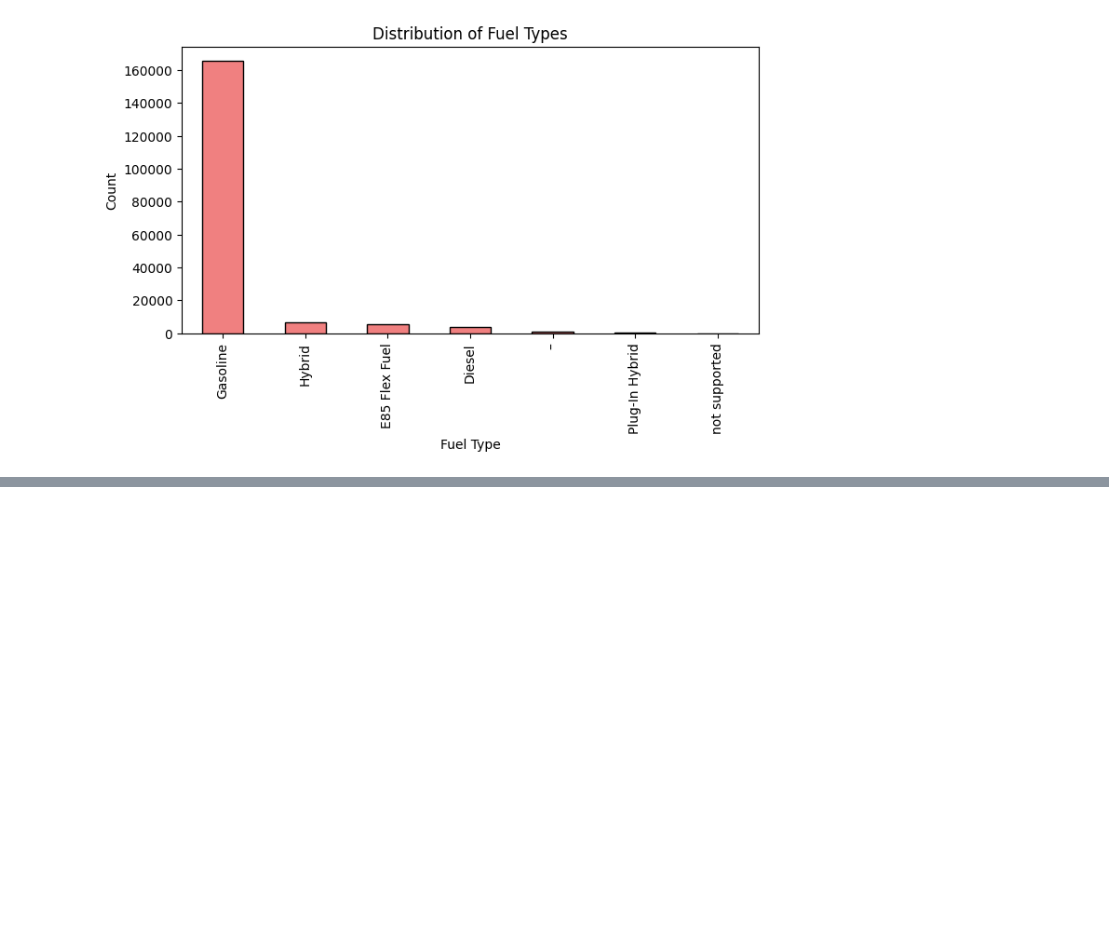
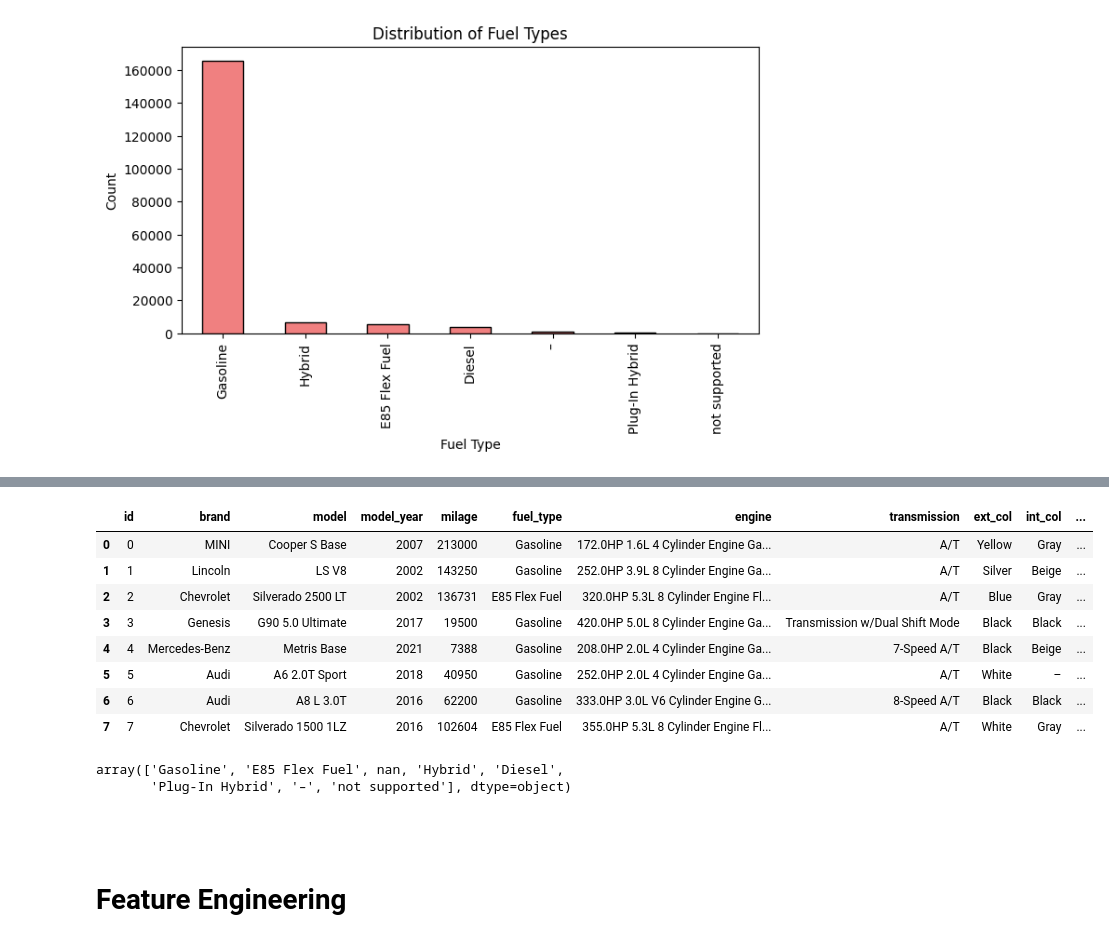
Before and after one commit to GhosTHaise/ml-car-price-regression, a Jupyter notebook: main.ipynb, the cells around one changed output, grey strips where cells are left out. Cells and saved outputs as stored; diff of their text form; code cells hidden in the pictures; blank space fills up the shorter version.

```diff
--- a/main.ipynb
+++ b/main.ipynb
@@ -237,0 +246,21 @@ plt.show()
+# %%
+df.head(8)
+# %% [output]
+|  | id | brand | model | model_year | milage | fuel_type | engine | transmission | ext_col | int_col | ... |
+| 0 | 0 | MINI | Cooper S Base | 2007 | 213000 | Gasoline | 172.0HP 1.6L 4 Cylinder Engine Ga... | A/T | Yellow | Gray | ... |
+| 1 | 1 | Lincoln | LS V8 | 2002 | 143250 | Gasoline | 252.0HP 3.9L 8 Cylinder Engine Ga... | A/T | Silver | Beige | ... |
+| 2 | 2 | Chevrolet | Silverado 2500 LT | 2002 | 136731 | E85 Flex Fuel | 320.0HP 5.3L 8 Cylinder Engine Fl... | A/T | Blue | Gray | ... |
+| 3 | 3 | Genesis | G90 5.0 Ultimate | 2017 | 19500 | Gasoline | 420.0HP 5.0L 8 Cylinder Engine Ga... | Transmission w/Dual Shift Mode | Black | Black | ... |
+| 4 | 4 | Mercedes-Benz | Metris Base | 2021 | 7388 | Gasoline | 208.0HP 2.0L 4 Cylinder Engine Ga... | 7-Speed A/T | Black | Beige | ... |
+| 5 | 5 | Audi | A6 2.0T Sport | 2018 | 40950 | Gasoline | 252.0HP 2.0L 4 Cylinder Engine Ga... | A/T | White | – | ... |
+| 6 | 6 | Audi | A8 L 3.0T | 2016 | 62200 | Gasoline | 333.0HP 3.0L V6 Cylinder Engine G... | 8-Speed A/T | Black | Black | ... |
+| 7 | 7 | Chevrolet | Silverado 1500 1LZ | 2016 | 102604 | E85 Flex Fuel | 355.0HP 5.3L 8 Cylinder Engine Fl... | A/T | White | Gray | ... |
+# %%
+df['fuel_type'].unique()
+# %% [output]
+array(['Gasoline', 'E85 Flex Fuel', nan, 'Hybrid', 'Diesel',
+       'Plug-In Hybrid', '–', 'not supported'], dtype=object)
+# %% [markdown]
+##
+# %% [markdown]
+# Feature Engineering
```
Also changed, not shown: parts of 2 cells of this notebook.
